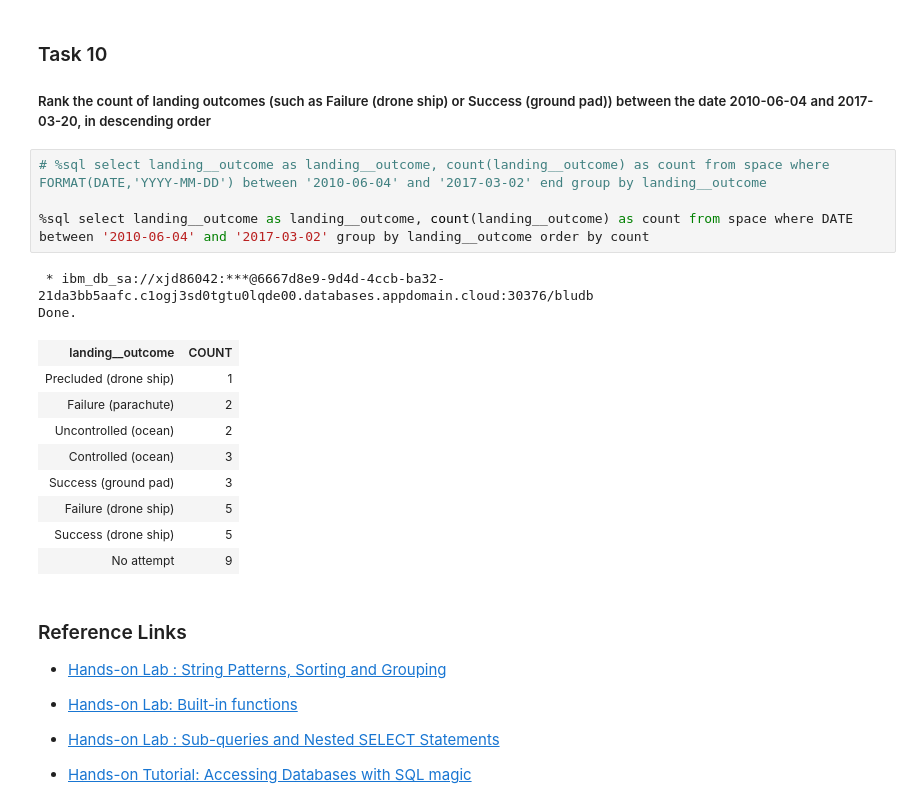
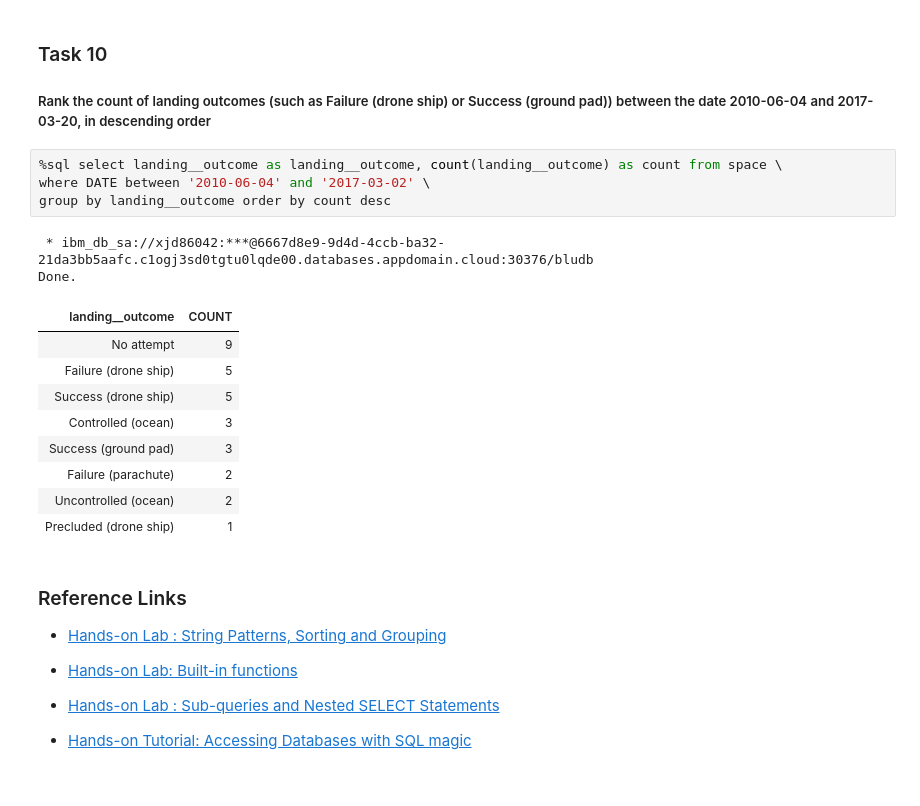
Before and after one commit to aiyoufei/spacex-zhushining, a Jupyter notebook: jupyter-labs-eda-sql-coursera.ipynb, the cells around one changed output. Saved outputs shown, nothing was run; the diff lists cells and outputs as text.

```diff
--- a/jupyter-labs-eda-sql-coursera.ipynb
+++ b/jupyter-labs-eda-sql-coursera.ipynb
@@ -293,21 +280,21 @@ Done.
 
 ##### Rank the count of landing outcomes (such as Failure (drone ship) or Success (ground pad)) between the date 2010-06-04 and 2017-03-20, in descending order
 # %%
-# %sql select landing__outcome as landing__outcome, count(landing__outcome) as count from space where FORMAT(DATE,'YYYY-MM-DD') between '2010-06-04' and '2017-03-02' end group by landing__outcome
-
-%sql select landing__outcome as landing__outcome, count(landing__outcome) as count from space where DATE between '2010-06-04' and '2017-03-02' group by landing__outcome order by count
+%sql select landing__outcome as landing__outcome, count(landing__outcome) as count from space \
+where DATE between '2010-06-04' and '2017-03-02' \
+group by landing__outcome order by count desc
 # %% [output]
  * ibm_db_sa://xjd86042:***@6667d8e9-9d4d-4ccb-ba32-21da3bb5aafc.c1ogj3sd0tgtu0lqde00.databases.appdomain.cloud:30376/bludb
 Done.
 | landing__outcome | COUNT |
-| Precluded (drone ship) | 1 |
+| No attempt | 9 |
+| Failure (drone ship) | 5 |
+| Success (drone ship) | 5 |
+| Controlled (ocean) | 3 |
+| Success (ground pad) | 3 |
 | Failure (parachute) | 2 |
 | Uncontrolled (ocean) | 2 |
-| Controlled (ocean) | 3 |
-| Success (ground pad) | 3 |
-| Failure (drone ship) | 5 |
-| Success (drone ship) | 5 |
-| No attempt | 9 |
+| Precluded (drone ship) | 1 |
 # %% [markdown]
 ### Reference Links
 
```
Also changed, not shown: parts of 11 cells of this notebook, 13 other files.
